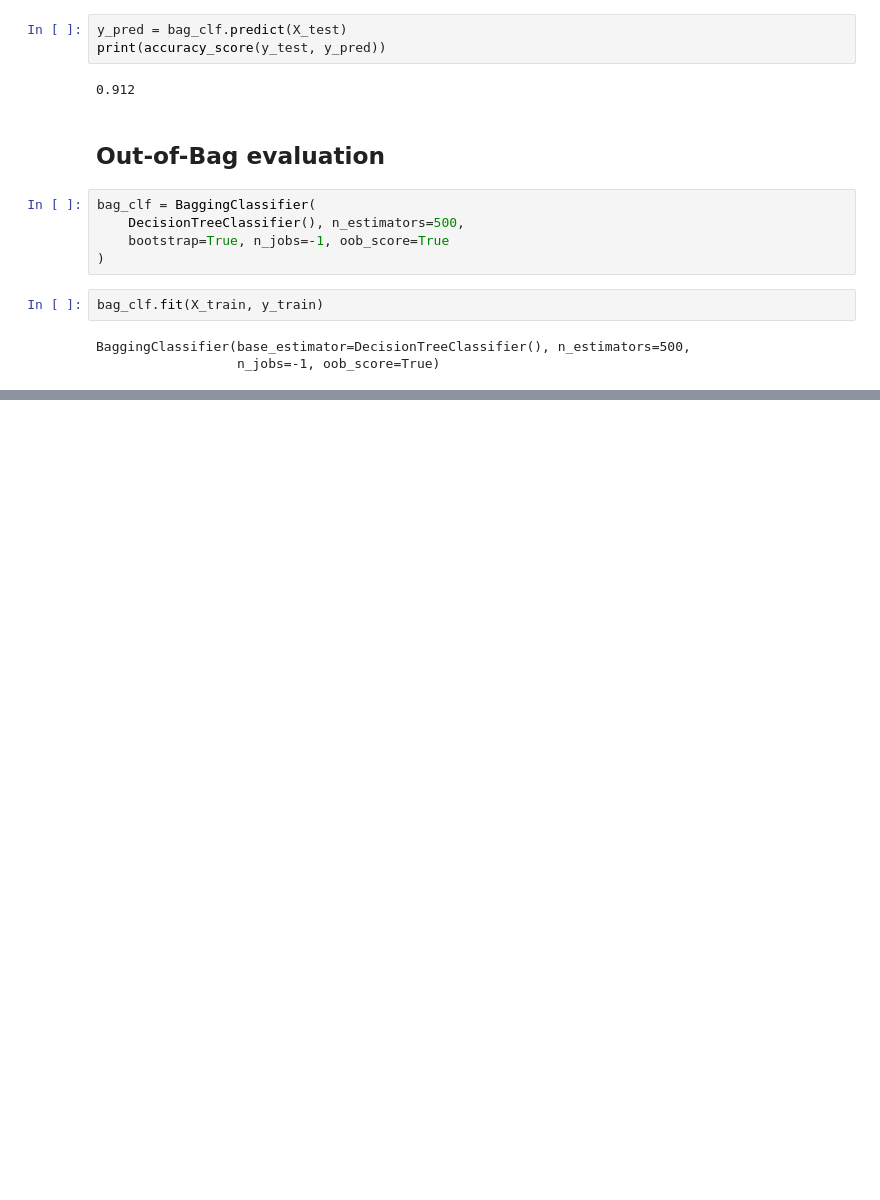
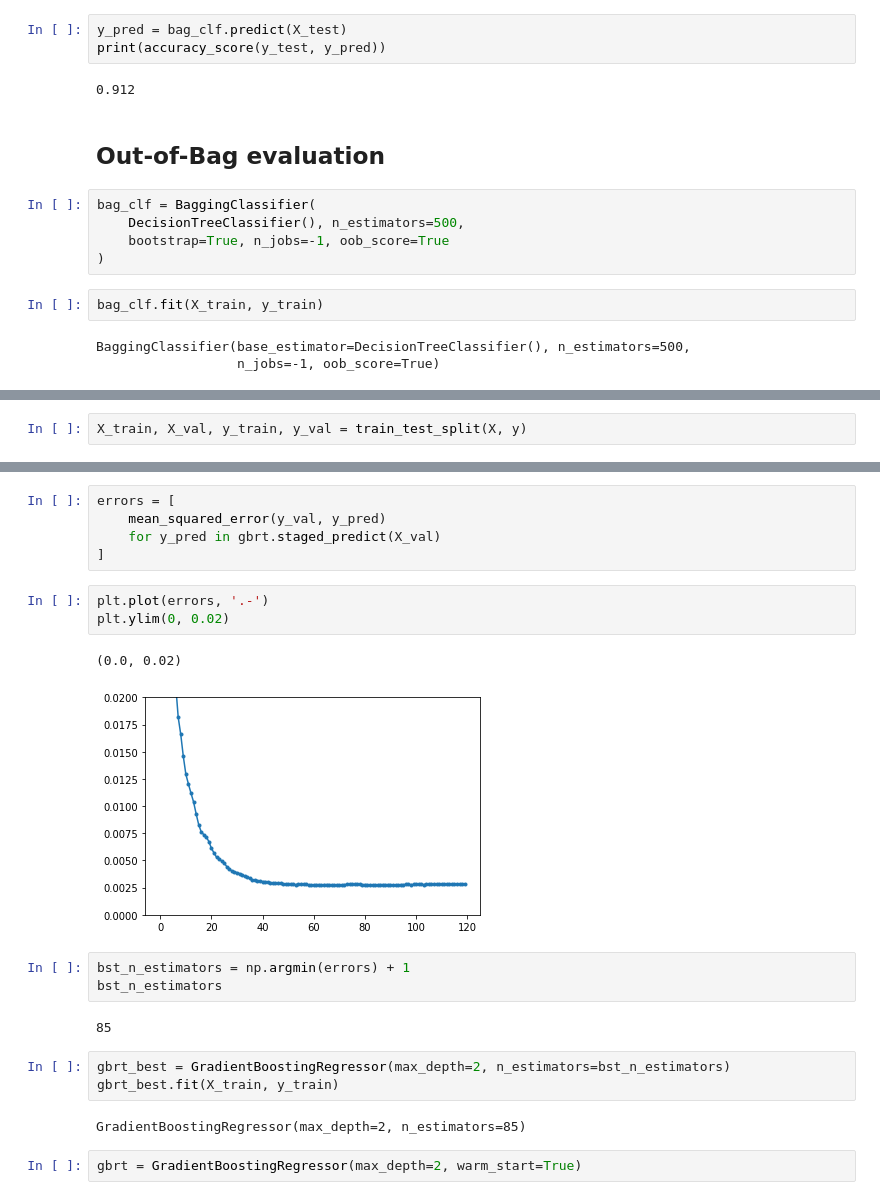
Before and after one commit to amiralimi/Hands-on-ML, a Jupyter notebook: Chapter7/ensemble_learning.ipynb, the cells around one changed output, grey strips where cells are left out. Saved outputs shown, nothing was run; the diff lists cells and outputs as text; blank space fills up the shorter version.

```diff
--- a/Chapter7/ensemble_learning.ipynb
+++ b/Chapter7/ensemble_learning.ipynb
@@ -96,0 +213,2 @@ accuracy_score(y_test, y_pred)
+# %%
+X_train, X_val, y_train, y_val = train_test_split(X, y)
@@ -96,0 +220,23 @@ accuracy_score(y_test, y_pred)
+# %%
+errors = [
+    mean_squared_error(y_val, y_pred)
+    for y_pred in gbrt.staged_predict(X_val)
+]
+# %%
+plt.plot(errors, '.-')
+plt.ylim(0, 0.02)
+# %% [output]
+(0.0, 0.02)
+[figure, added]
+# %%
+bst_n_estimators = np.argmin(errors) + 1
+bst_n_estimators
+# %% [output]
+85
+# %%
+gbrt_best = GradientBoostingRegressor(max_depth=2, n_estimators=bst_n_estimators)
+gbrt_best.fit(X_train, y_train)
+# %% [output]
+GradientBoostingRegressor(max_depth=2, n_estimators=85)
+# %%
+gbrt = GradientBoostingRegressor(max_depth=2, warm_start=True)
```
Also changed, not shown: parts of 34 cells of this notebook, 1 other file.
